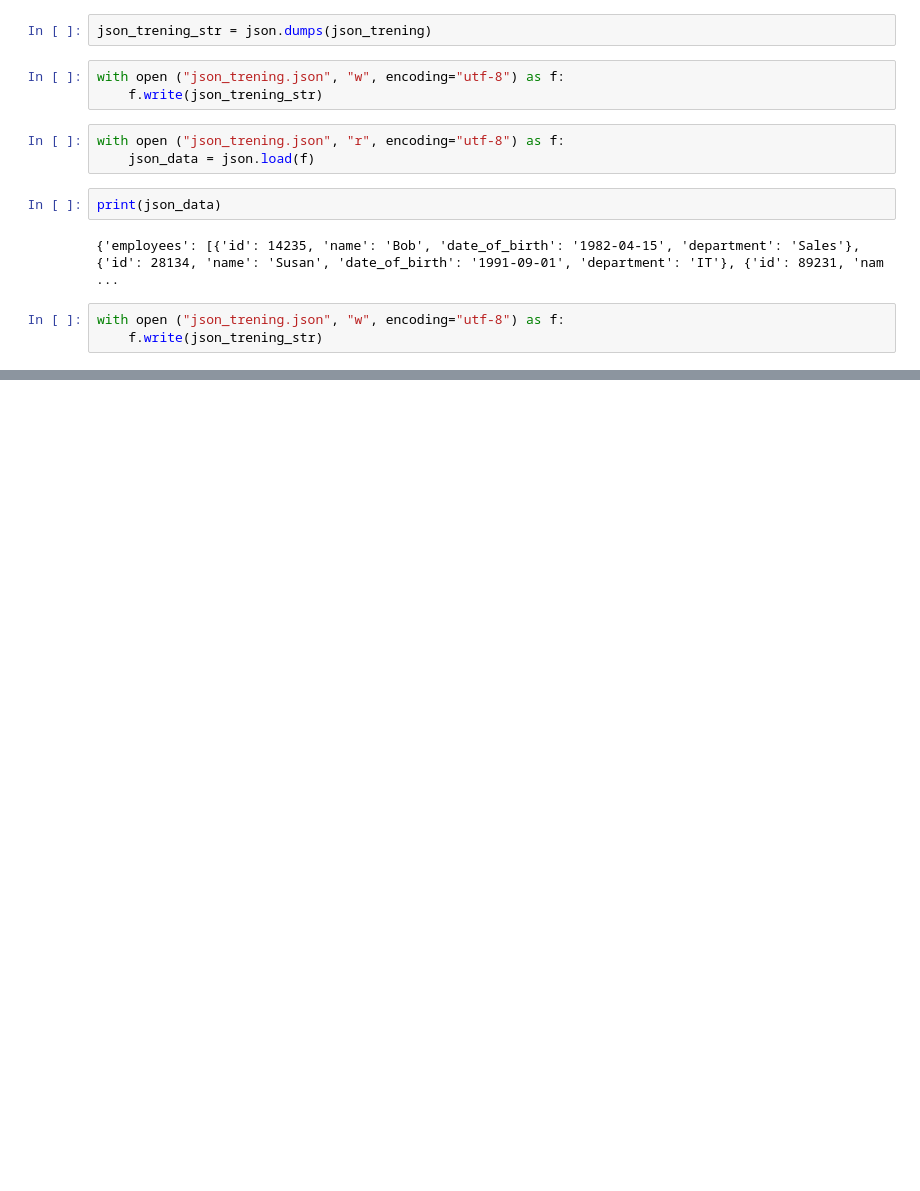
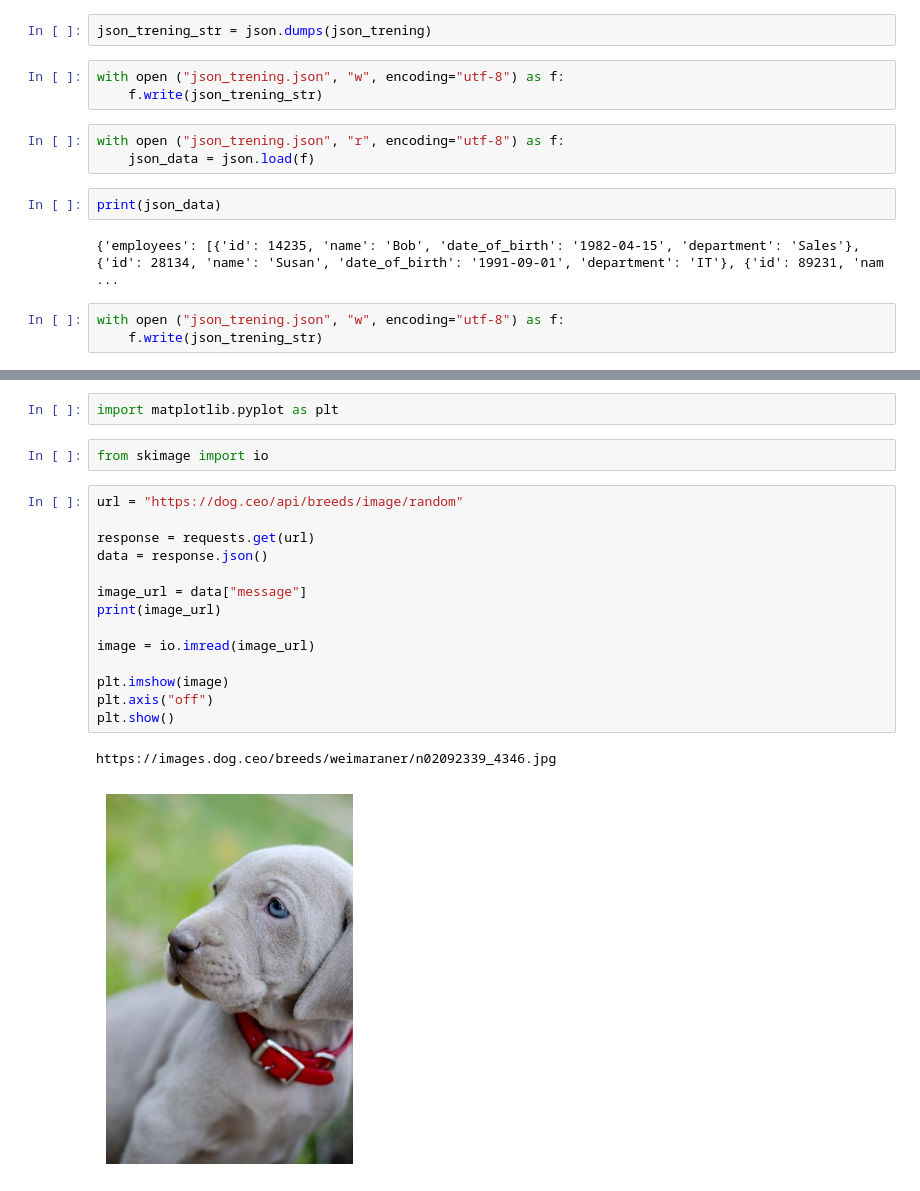
Before and after one commit to RastaAmanek/github, a Jupyter notebook: regex.ipynb, the cells around one changed output, grey strips where cells are left out. Cells and saved outputs as stored; diff of their text form; blank space fills up the shorter version.

```diff
--- a/regex.ipynb
+++ b/regex.ipynb
@@ -338,0 +420,21 @@ with open ("json_trening.json", "w", encoding="utf-8") as f:
+# %%
+import matplotlib.pyplot as plt
+# %%
+from skimage import io
+# %%
+url = "https://dog.ceo/api/breeds/image/random"
+
+response = requests.get(url)
+data = response.json()
+
+image_url = data["message"]
+print(image_url)
+
+image = io.imread(image_url)
+
+plt.imshow(image)
+plt.axis("off")
+plt.show()
+# %% [output]
+https://images.dog.ceo/breeds/weimaraner/n02092339_4346.jpg
+[figure, added]
```
Also changed, not shown: parts of 6 cells of this notebook.
